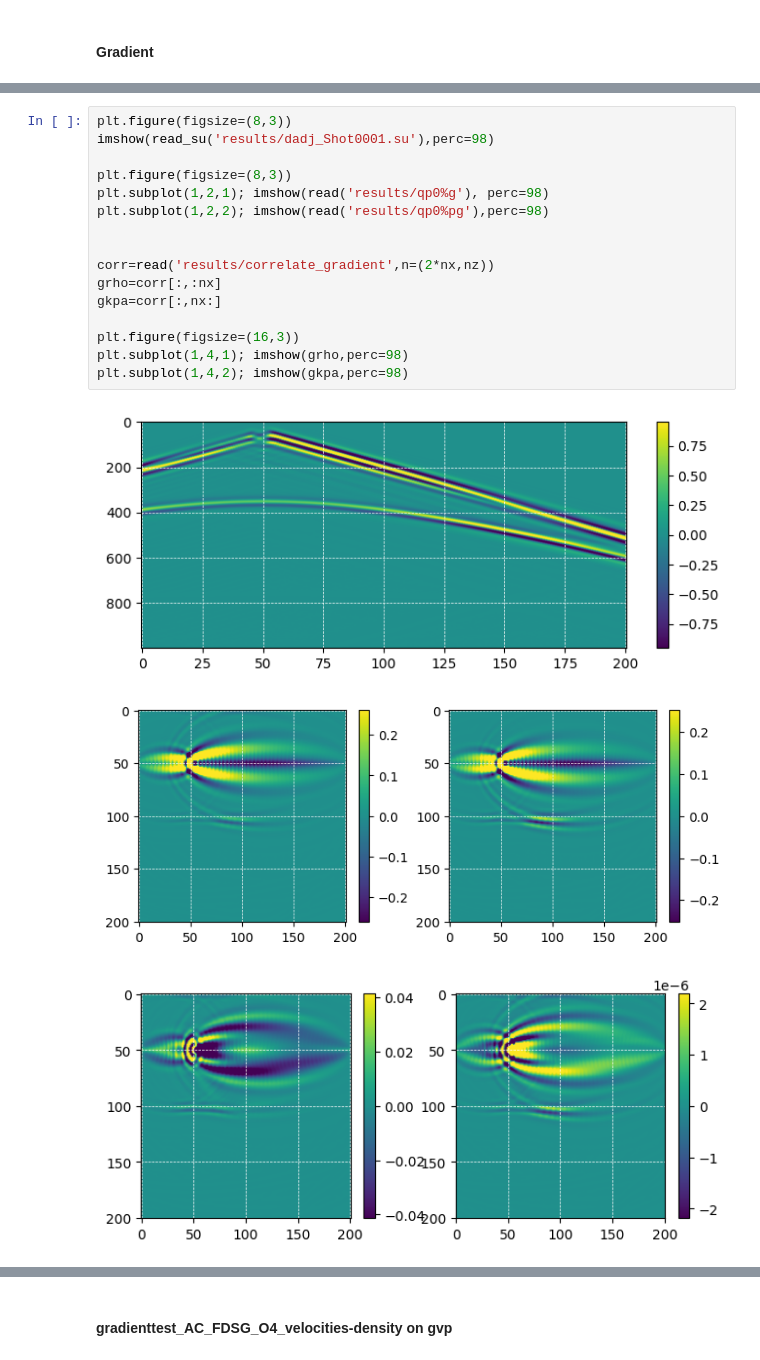
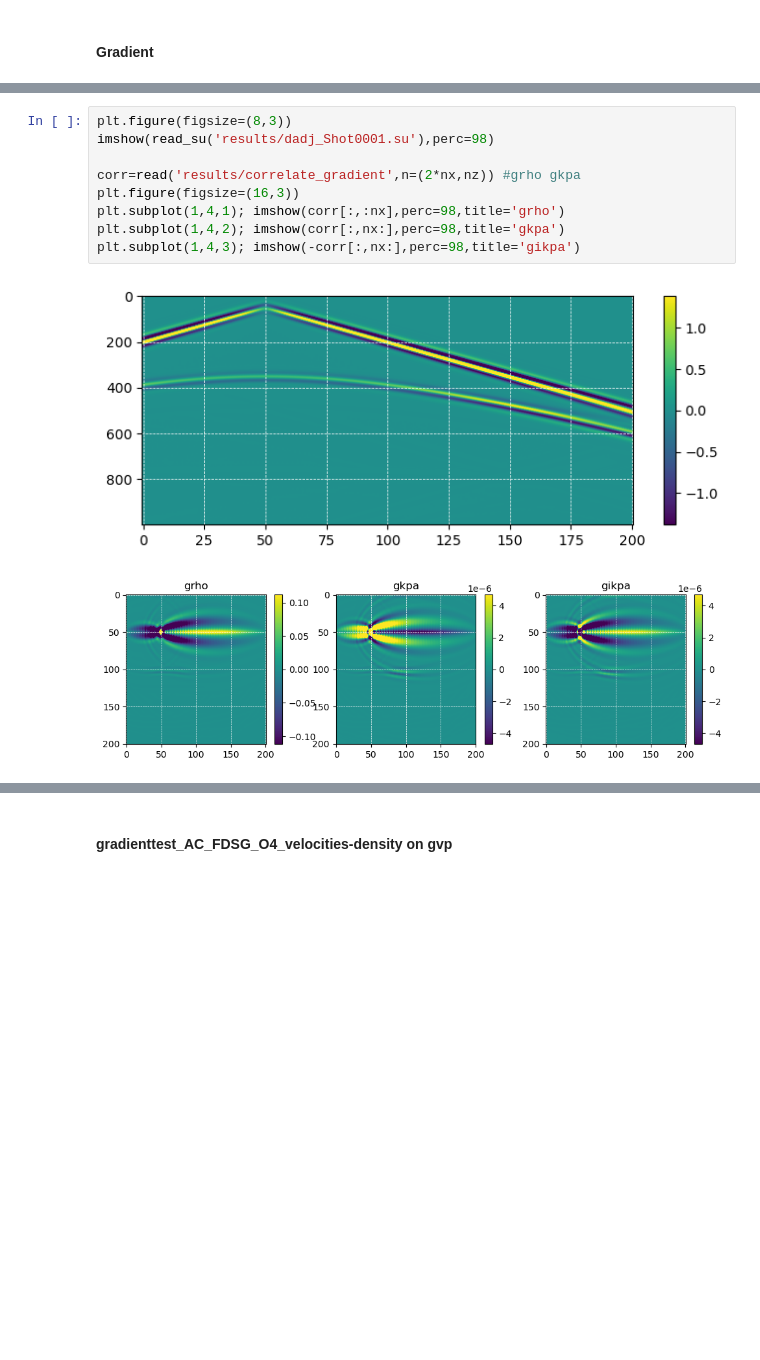
Before and after one commit to joeyartech/SeisJIMU, a Jupyter notebook: Demo/04_GradientTest/go-AC.ipynb, the cells around one changed output, grey strips where cells are left out. Cells and saved outputs as stored; diff of their text form; blank space fills up the shorter version.

```diff
--- a/Demo/04_GradientTest/go-AC.ipynb
+++ b/Demo/04_GradientTest/go-AC.ipynb
@@ -291,20 +253,12 @@ System timezone: +03:00
 # %%
 plt.figure(figsize=(8,3))
 imshow(read_su('results/dadj_Shot0001.su'),perc=98)
 
-plt.figure(figsize=(8,3))
-plt.subplot(1,2,1); imshow(read('results/qp0%g'), perc=98)
-plt.subplot(1,2,2); imshow(read('results/qp0%pg'),perc=98)
-
-
-corr=read('results/correlate_gradient',n=(2*nx,nz))
-grho=corr[:,:nx]
-gkpa=corr[:,nx:]
-
+corr=read('results/correlate_gradient',n=(2*nx,nz)) #grho gkpa
 plt.figure(figsize=(16,3))
-plt.subplot(1,4,1); imshow(grho,perc=98)
-plt.subplot(1,4,2); imshow(gkpa,perc=98)
+plt.subplot(1,4,1); imshow(corr[:,:nx],perc=98,title='grho')
+plt.subplot(1,4,2); imshow(corr[:,nx:],perc=98,title='gkpa')
+plt.subplot(1,4,3); imshow(-corr[:,nx:],perc=98,title='gikpa')
 # %% [output]
-[figure, old version]
+[figure, new version]
-[figure, old version]
+[figure, new version]
-[figure, removed]
```
Also changed, not shown: parts of 13 cells of this notebook, 6 other files.
